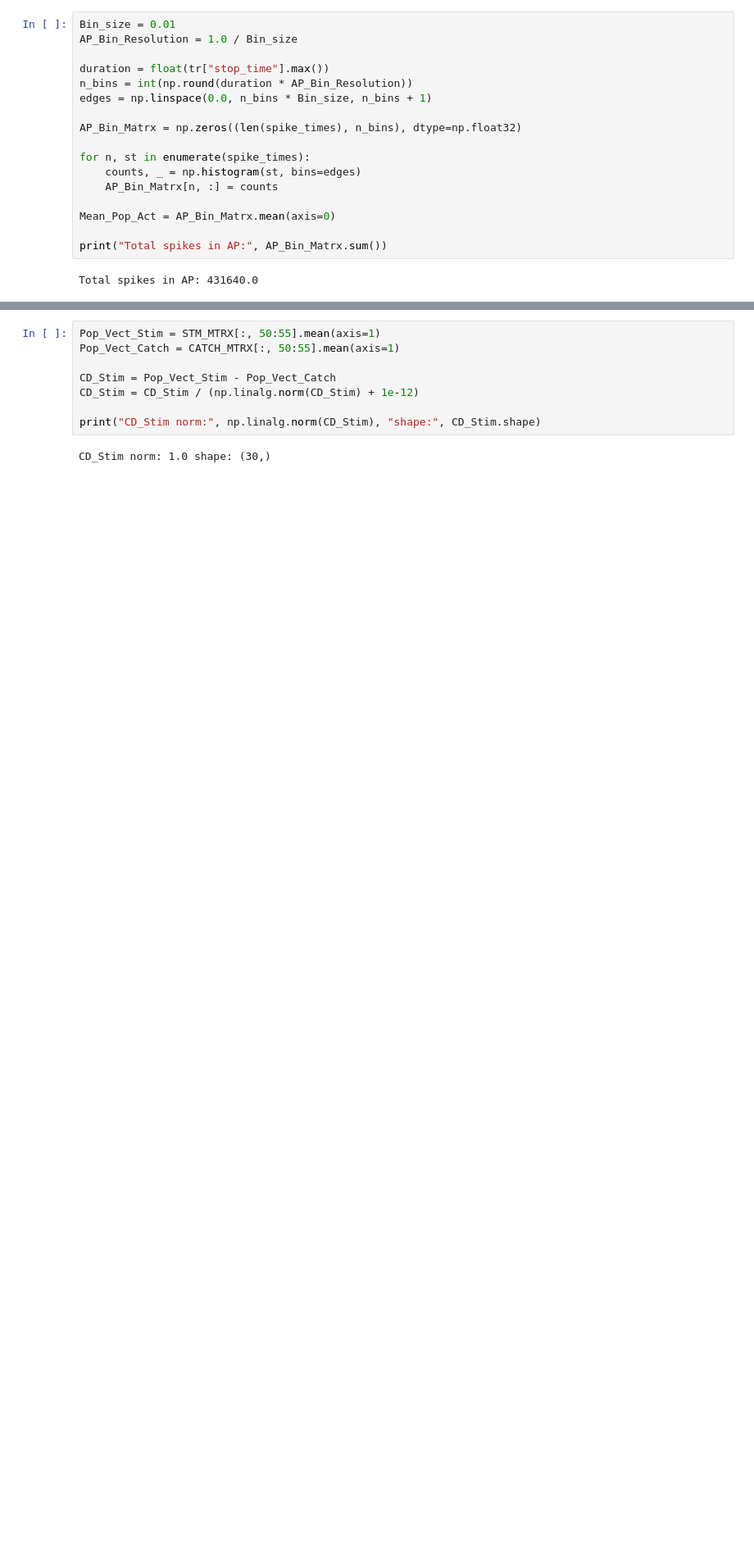
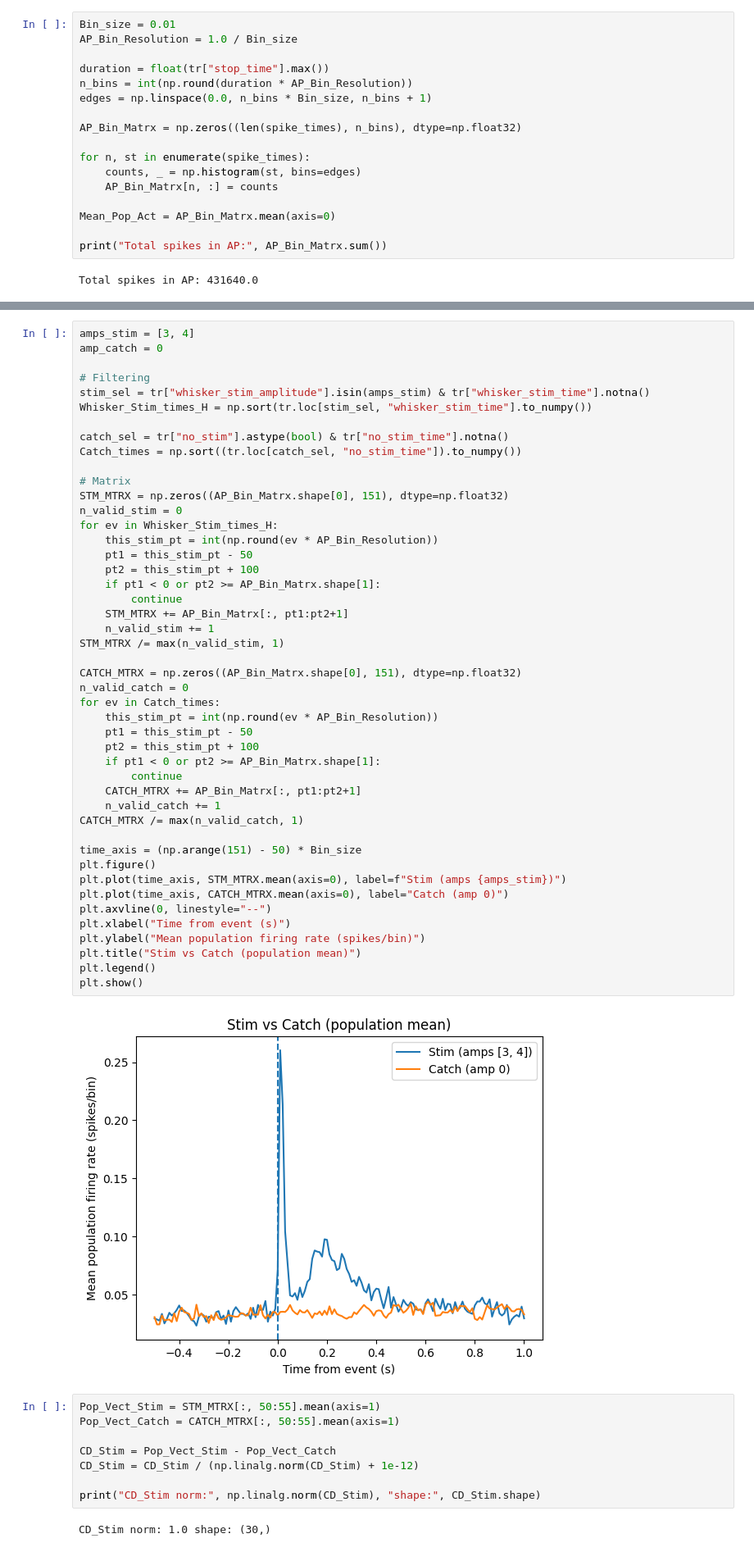
Before and after one commit to guenzi/NEURO-X-Project-I, a Jupyter notebook: nwb_analysis.ipynb, the cells around one changed output, grey strips where cells are left out. Shown at 82% size. Cells and saved outputs as stored; diff of their text form; blank space fills up the shorter version.

```diff
--- a/nwb_analysis.ipynb
+++ b/nwb_analysis.ipynb
@@ -110,3 +142,51 @@ plt.show()
+# %%
+amps_stim = [3, 4]
+amp_catch = 0
+
+# Filtering
+stim_sel = tr["whisker_stim_amplitude"].isin(amps_stim) & tr["whisker_stim_time"].notna()
+Whisker_Stim_times_H = np.sort(tr.loc[stim_sel, "whisker_stim_time"].to_numpy())
+
+catch_sel = tr["no_stim"].astype(bool) & tr["no_stim_time"].notna()
+Catch_times = np.sort((tr.loc[catch_sel, "no_stim_time"]).to_numpy())
+
+# Matrix
+STM_MTRX = np.zeros((AP_Bin_Matrx.shape[0], 151), dtype=np.float32)
+n_valid_stim = 0
+for ev in Whisker_Stim_times_H:
+    this_stim_pt = int(np.round(ev * AP_Bin_Resolution))
+    pt1 = this_stim_pt - 50
+    pt2 = this_stim_pt + 100
+    if pt1 < 0 or pt2 >= AP_Bin_Matrx.shape[1]:
+        continue
+    STM_MTRX += AP_Bin_Matrx[:, pt1:pt2+1]
+    n_valid_stim += 1
+STM_MTRX /= max(n_valid_stim, 1)
+
+CATCH_MTRX = np.zeros((AP_Bin_Matrx.shape[0], 151), dtype=np.float32)
+n_valid_catch = 0
+for ev in Catch_times:
+    this_stim_pt = int(np.round(ev * AP_Bin_Resolution))
+    pt1 = this_stim_pt - 50
+    pt2 = this_stim_pt + 100
+    if pt1 < 0 or pt2 >= AP_Bin_Matrx.shape[1]:
+        continue
+    CATCH_MTRX += AP_Bin_Matrx[:, pt1:pt2+1]
+    n_valid_catch += 1
+CATCH_MTRX /= max(n_valid_catch, 1)
+
+time_axis = (np.arange(151) - 50) * Bin_size
+plt.figure()
+plt.plot(time_axis, STM_MTRX.mean(axis=0), label=f"Stim (amps {amps_stim})")
+plt.plot(time_axis, CATCH_MTRX.mean(axis=0), label="Catch (amp 0)")
+plt.axvline(0, linestyle="--")
+plt.xlabel("Time from event (s)")
+plt.ylabel("Mean population firing rate (spikes/bin)")
+plt.title("Stim vs Catch (population mean)")
+plt.legend()
+plt.show()
+# %% [output]
+[figure, added]
 # %%
 Pop_Vect_Stim = STM_MTRX[:, 50:55].mean(axis=1)
 Pop_Vect_Catch = CATCH_MTRX[:, 50:55].mean(axis=1)
```
Also changed, not shown: parts of 14 cells of this notebook, 1 other file.
